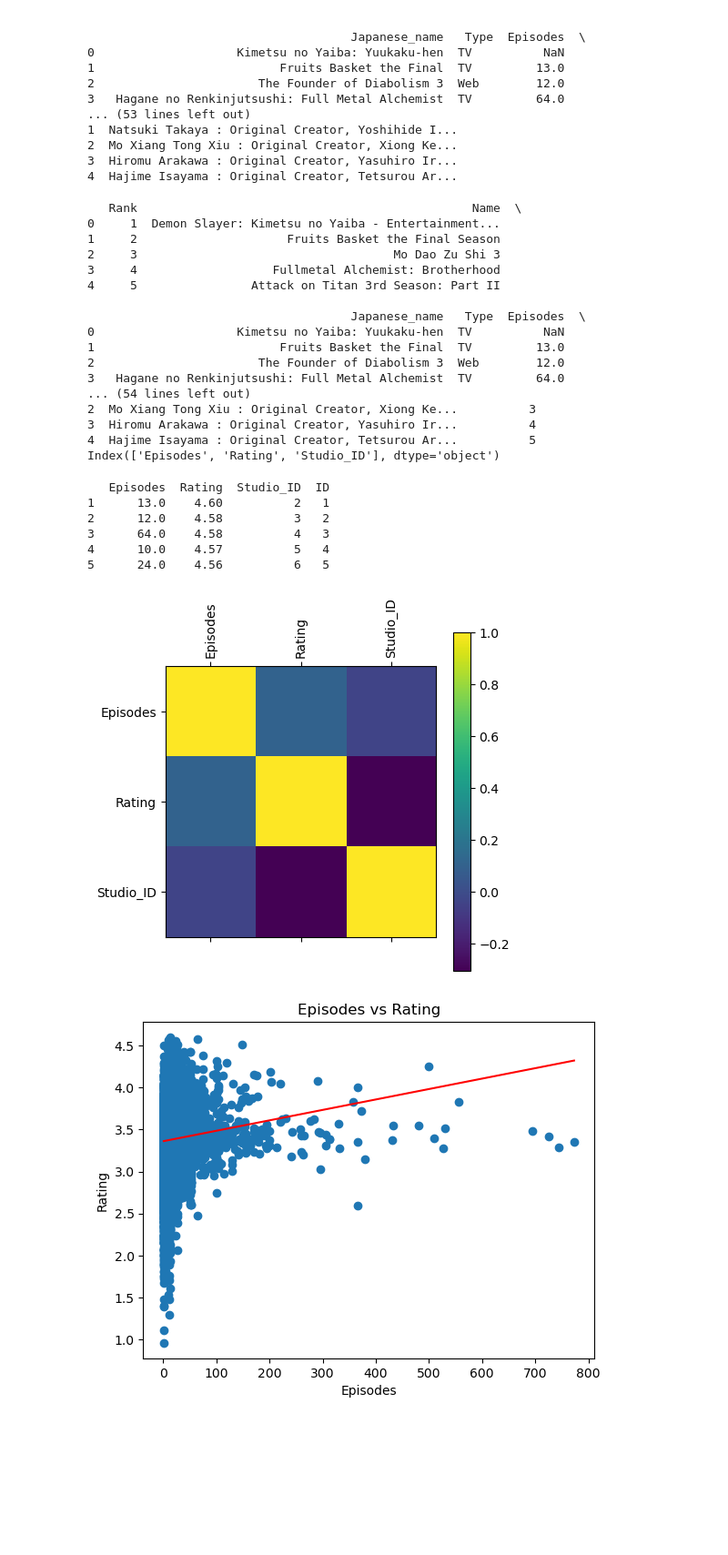
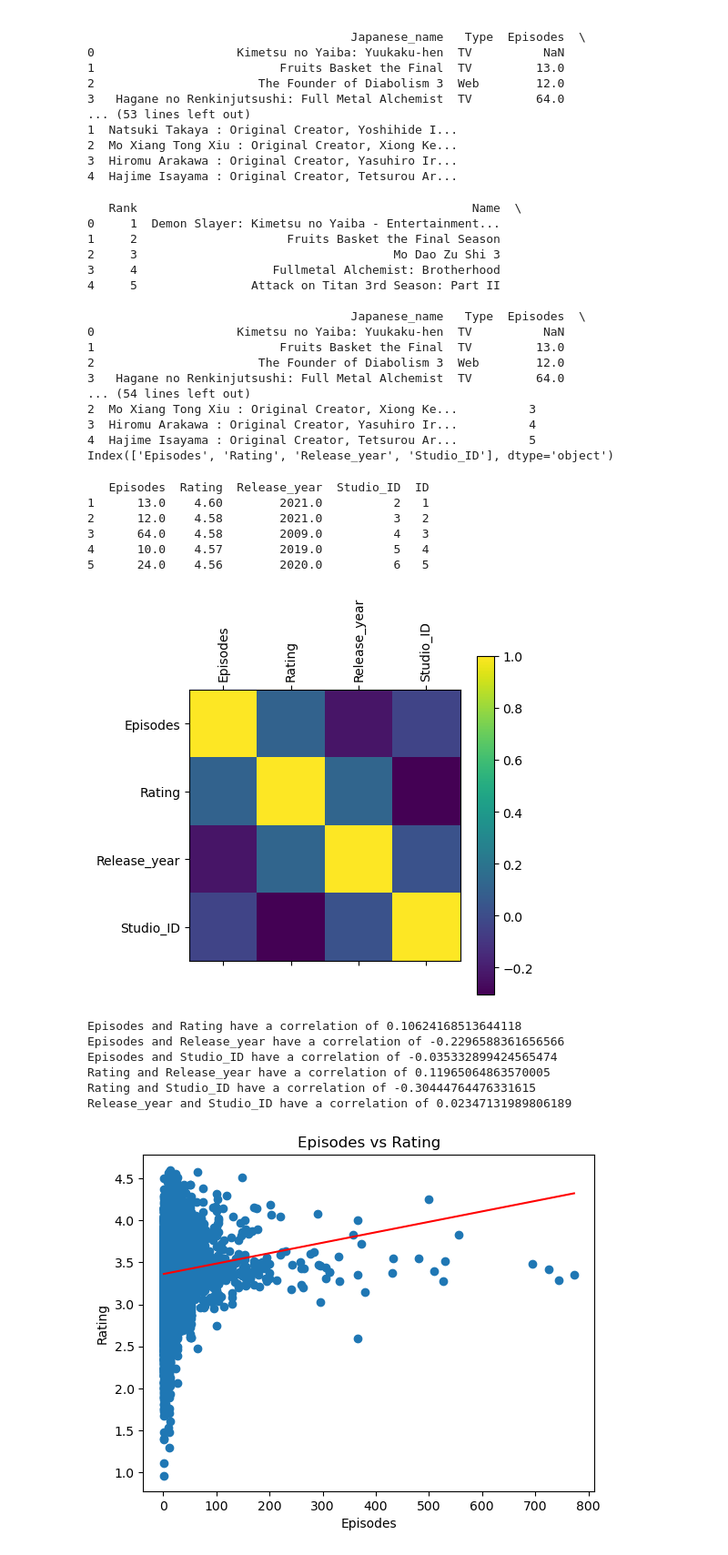
Before and after one commit to D00237535/DAV_CA, a Jupyter notebook: DAV.ipynb, the cells around one changed output. Shown at 91% size. Saved outputs shown, nothing was run; the diff lists cells and outputs as text; code cells hidden in the pictures; blank space fills up the shorter version.

Commit message:
Starting to develop cluster model to find out information about episode counts and release year

```diff
--- a/DAV.ipynb
+++ b/DAV.ipynb
@@ -46,7 +44,7 @@ print(data.head())
 #Removing unwanted data columns
 columns_to_drop = ['End_year', 'staff', 'Voice_actors', 'Description', 'Name',
                    'Japanese_name', 'Type', 'Tags', 'Related_Mange', 'Related_anime',
-                   'Rank', 'Release_season', 'Release_year', 'Studio', 'Content_Warning']
+                   'Rank', 'Release_season', 'Studio', 'Content_Warning']
 
 data = data.drop(columns_to_drop, axis=1)
 
@@ -75,7 +73,7 @@ num_rows_cleaned = data.shape[0]
 2  Mo Xiang Tong Xiu : Original Creator, Xiong Ke...          3
 3  Hiromu Arakawa : Original Creator, Yasuhiro Ir...          4
 4  Hajime Isayama : Original Creator, Tetsurou Ar...          5
-Index(['Episodes', 'Rating', 'Studio_ID'], dtype='object')
+Index(['Episodes', 'Rating', 'Release_year', 'Studio_ID'], dtype='object')
 # %%
 ##Indexing
 
@@ -86,25 +84,37 @@ print(data.head())
 #Drop ID column
 data = data.drop('ID', axis=1)
 # %% [output]
-   Episodes  Rating  Studio_ID  ID
-1      13.0    4.60          2   1
-2      12.0    4.58          3   2
-3      64.0    4.58          4   3
-4      10.0    4.57          5   4
-5      24.0    4.56          6   5
+   Episodes  Rating  Release_year  Studio_ID  ID
+1      13.0    4.60        2021.0          2   1
+2      12.0    4.58        2021.0          3   2
+3      64.0    4.58        2009.0          4   3
+4      10.0    4.57        2019.0          5   4
+5      24.0    4.56        2020.0          6   5
 # %%
 # Convert string values to numeric values
 data = data.apply(pd.to_numeric, errors='coerce')
 
 # Plot the correlation matrix
 correlation_matrix = data.corr()
 plt.matshow(correlation_matrix)
 plt.xticks(range(len(correlation_matrix.columns)), correlation_matrix.columns, rotation='vertical')
 plt.yticks(range(len(correlation_matrix.columns)), correlation_matrix.columns)
 plt.colorbar()
 plt.show()
+
+#give a numeric value for each correlation value and state what two columns are being compared
+for i in range(len(correlation_matrix.columns)):
+    for j in range(i+1, len(correlation_matrix.columns)):
+        correlation_value = correlation_matrix.iloc[i, j]
+        print(correlation_matrix.columns[i], 'and', correlation_matrix.columns[j], 'have a correlation of', correlation_value)
 # %% [output]
-[figure, old version]
+[figure, new version]
+Episodes and Rating have a correlation of 0.10624168513644118
+Episodes and Release_year have a correlation of -0.2296588361656566
+Episodes and Studio_ID have a correlation of -0.035332899424565474
+Rating and Release_year have a correlation of 0.11965064863570005
+Rating and Studio_ID have a correlation of -0.30444764476331615
+Release_year and Studio_ID have a correlation of 0.02347131989806189
 # %%
 ##Multivariate Analysis
 
```
Also changed, not shown: parts of 13 cells of this notebook.
